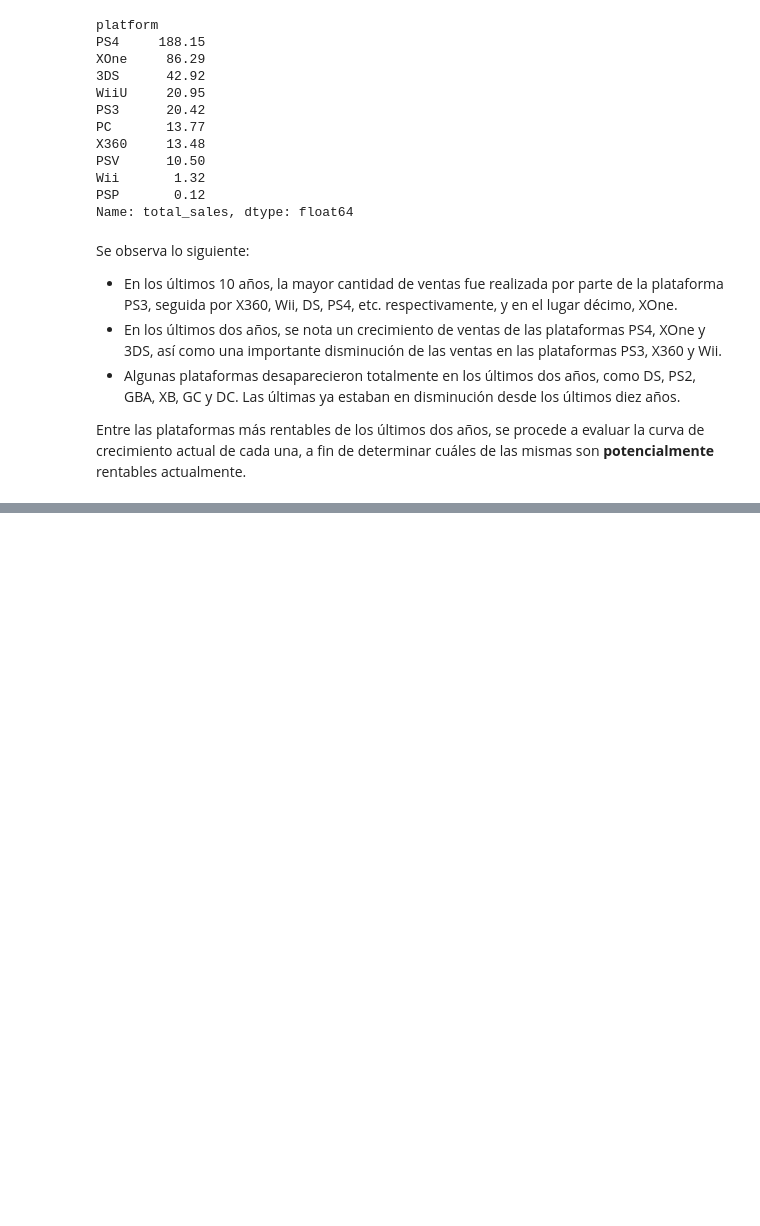
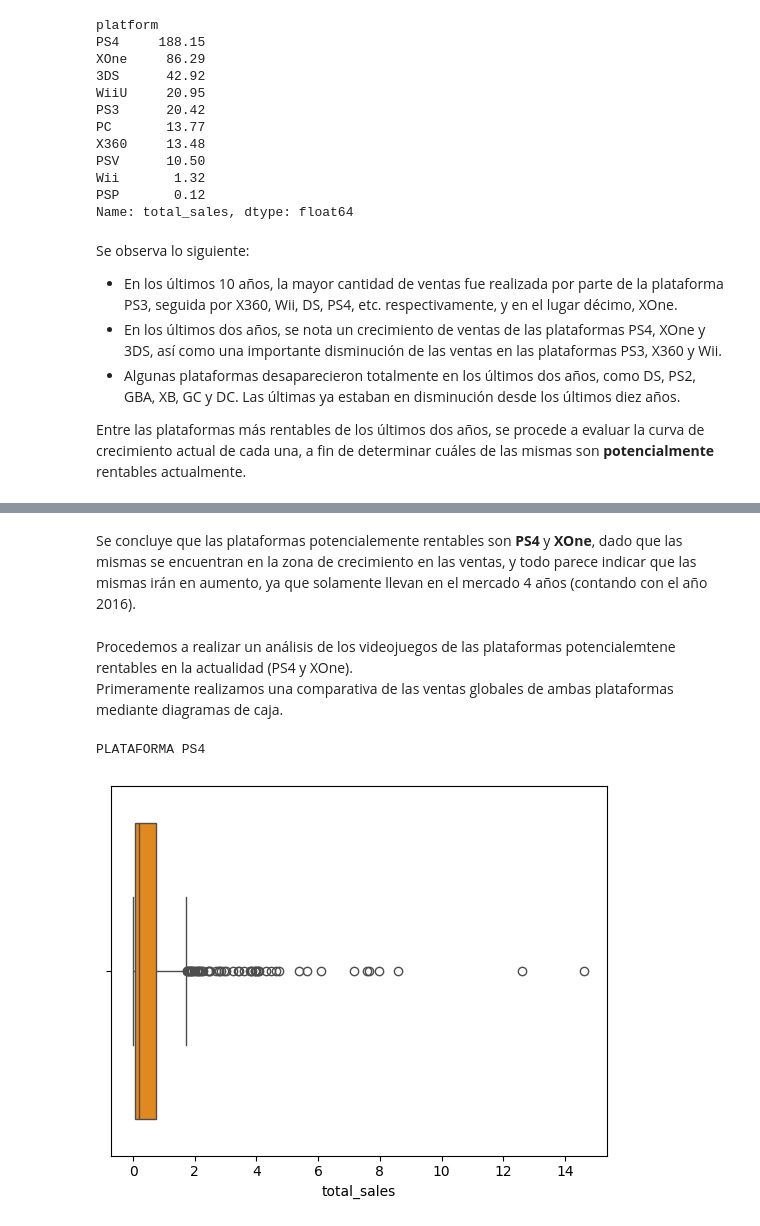
Before and after one commit to EmilioGonzalez29/TT-Project-S6, a Jupyter notebook: project.ipynb, the cells around one changed output, grey strips where cells are left out. Saved outputs shown, nothing was run; the diff lists cells and outputs as text; code cells hidden in the pictures; blank space fills up the shorter version.

```diff
--- a/project.ipynb
+++ b/project.ipynb
@@ -680,0 +714,13 @@ Entre las plataformas más rentables de los últimos dos años, se procede a eva
+# %% [markdown]
+Se concluye que las plataformas potencialemente rentables son **PS4** y **XOne**, dado que las mismas se encuentran en la zona de crecimiento en las ventas, y todo parece indicar que las mismas irán en aumento, ya que solamente llevan en el mercado 4 años (contando con el año 2016).
+# %% [markdown]
+Procedemos a realizar un análisis de los videojuegos de las plataformas potencialemtene rentables en la actualidad (PS4 y XOne).
+Primeramente realizamos una comparativa de las ventas globales de ambas plataformas mediante diagramas de caja.
+# %%
+print('PLATAFORMA PS4')
+sales_ps4 = df_use.query('platform == "PS4"')['total_sales']
+sns.boxplot(x=sales_ps4, color='#FF8C00')
+plt.show()
+# %% [output]
+PLATAFORMA PS4
+[figure, added]
```
Also changed, not shown: parts of 18 cells of this notebook.
